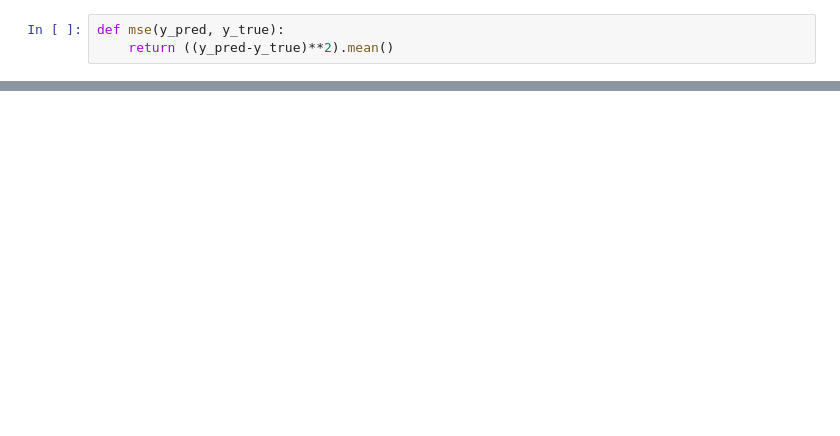
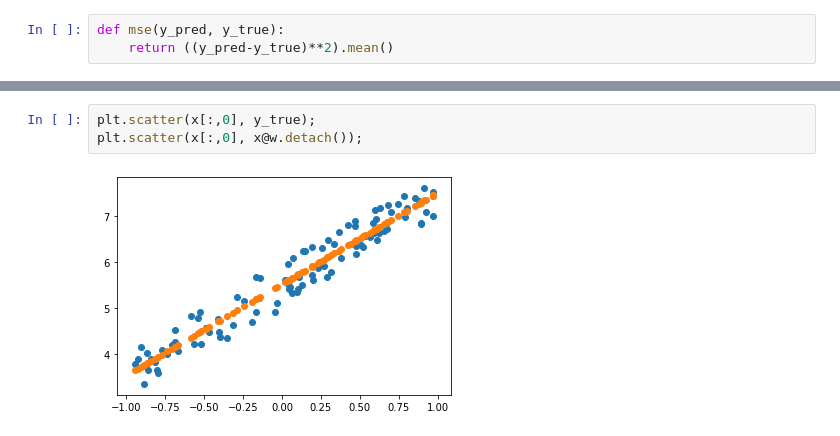
Before and after one commit to NaveenBansal-creater/pytorch, a Jupyter notebook: Linear_regression_pytorch.ipynb, the cells around one changed output, grey strips where cells are left out. Drawn from its saved outputs; the diff is of its cells as text; blank space fills up the shorter version.

```diff
--- a/Linear_regression_pytorch.ipynb
+++ b/Linear_regression_pytorch.ipynb
@@ -27,0 +82,5 @@ mse(y_pred, y)
+# %%
+plt.scatter(x[:,0], y_true);
+plt.scatter(x[:,0], x@w.detach());
+# %% [output]
+[figure, added]
```
Also changed, not shown: parts of 10 cells of this notebook.
